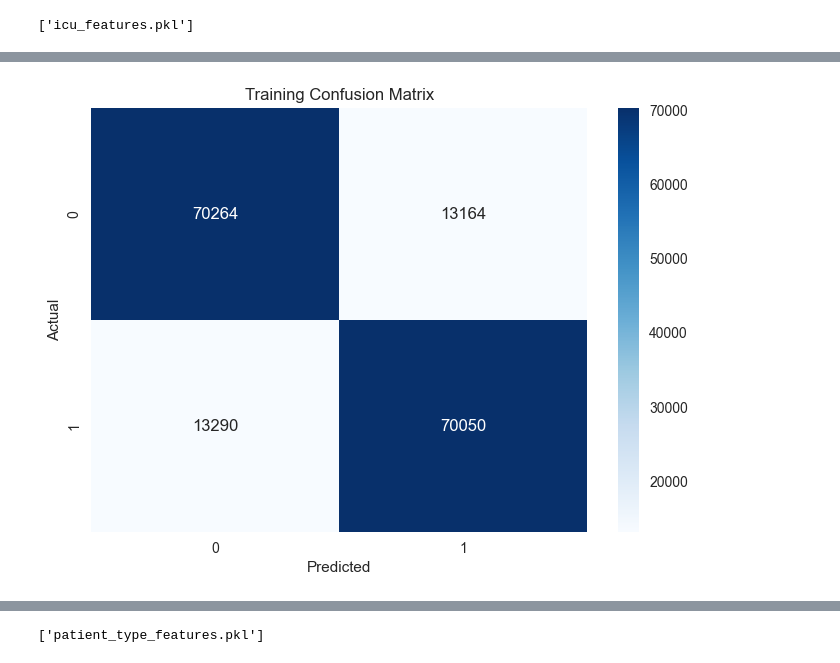
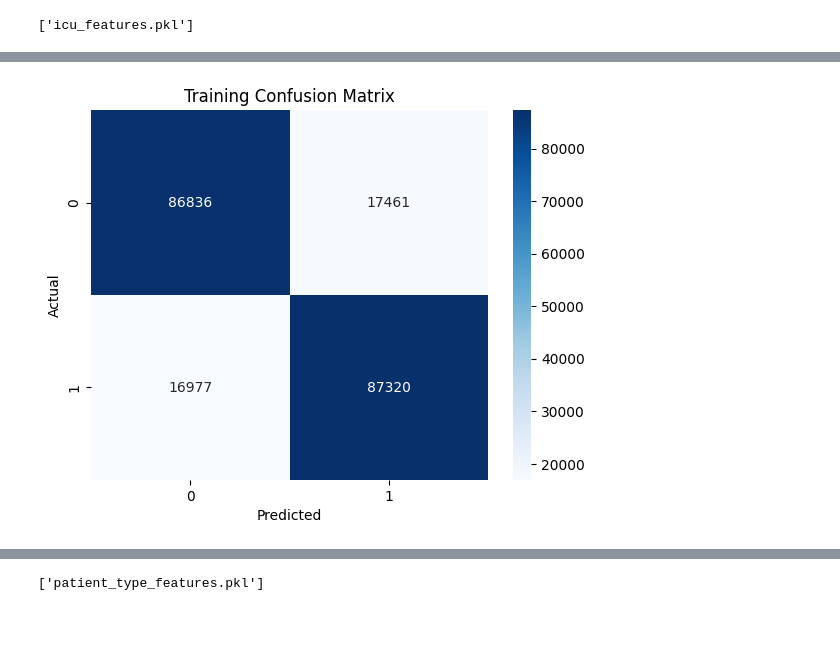
Before and after one commit to ibrahim-egy/COVID_DEPI, a Jupyter notebook: machine part 1 (2 targets models).ipynb, the cells around one changed output, grey strips where cells are left out. Saved outputs shown, nothing was run; the diff lists cells and outputs as text; code cells hidden in the pictures; blank space fills up the shorter version.

Commit message:
Covid_Machine_learning_Preprocessing & Models

```diff
--- a/machine part 1 (2 targets models).ipynb
+++ b/machine part 1 (2 targets models).ipynb
@@ -227,58 +150,51 @@ weighted avg       0.89      0.81      0.85     44423
 df = pd.read_csv("imputed_covid_data_m2_modified.csv")
 df = df.replace("nan", np.nan)
 
-# Step 2: Split data into working (80%) and validation (20%)
-working_df, valid_df = train_test_split(df, test_size=0.2, random_state=42)
-
-# Step 3: Preprocess working_df
-# Drop INTUBED and ICU
-working_df = working_df.drop(columns=["INTUBED", "ICU"])
-working_df = working_df.dropna(subset=["PATIENT_TYPE"])  # Drop rows with missing PATIENT_TYPE
-patient_type_target = working_df["PATIENT_TYPE"]
-working_df = working_df.drop(columns=["PATIENT_TYPE"])
+# Step 2: Drop INTUBED and ICU
+df = df.drop(columns=["INTUBED", "ICU"])
+df = df.dropna(subset=["PATIENT_TYPE"])  # Drop rows with missing PATIENT_TYPE
+patient_type_target = df["PATIENT_TYPE"]
+df = df.drop(columns=["PATIENT_TYPE"])
 
 # Drop all rows with any missing values (after removing target and dropped columns)
-working_df = working_df.dropna()
-patient_type_target = patient_type_target.loc[working_df.index]  # Align target with cleaned DataFrame
+df = df.dropna()
+patient_type_target = patient_type_target.loc[df.index]  # Align target with cleaned DataFrame
 
 # Convert categorical columns to string
-for col in working_df.columns:
+for col in df.columns:
     if col != "AGE":
-        working_df[col] = working_df[col].astype(str)
+        df[col] = df[col].astype(str)
 
 # One-hot encode
-working_encoded = pd.get_dummies(working_df, columns=[col for col in working_df.columns if col != 'AGE'])
+df_encoded = pd.get_dummies(df, columns=[col for col in df.columns if col != 'AGE'])
 
-# Step 4: Apply SMOTE
+# Step 3: Split into train/test
+X_train, X_test, y_train, y_test = train_test_split(df_encoded, patient_type_target, test_size=0.2, random_state=42)
+
+# Step 4: Apply SMOTE to both train and test data
 smote = SMOTE(random_state=42)
-X_smote, y_smote = smote.fit_resample(working_encoded, patient_type_target)
+X_train_smote, y_train_smote = smote.fit_resample(X_train, y_train)
+X_test_smote, y_test_smote = smote.fit_resample(X_test, y_test)
 
-# Step 5: Scale all features (including AGE)
-scaler = StandardScaler()
-X_scaled = scaler.fit_transform(X_smote)
+# Step 5: Train classifier
+clf = DecisionTreeClassifier(random_state=42)
+clf.fit(X_train_smote, y_train_smote)
 
-# Step 6: Split into train/test (from the oversampled data)
-X_train, X_test, y_train, y_test = train_test_split(X_scaled, y_smote, test_size=0.2, random_state=42)
-
-# Step 7: Train classifier
-clf = DecisionTreeClassifier(random_state=42)
-clf.fit(X_train, y_train)
-
-# Step 8: Predictions and metrics
-y_train_pred = clf.predict(X_train)
-y_test_pred = clf.predict(X_test)
+# Step 6: Predictions and metrics
+y_train_pred = clf.predict(X_train_smote)
+y_test_pred = clf.predict(X_test_smote)
 
 print("=== Training Metrics ===")
-print("F1 Score:", f1_score(y_train, y_train_pred, average='weighted'))
-print("Accuracy:", accuracy_score(y_train, y_train_pred))
-print("Classification Report:\n", classification_report(y_train, y_train_pred))
+print("F1 Score:", f1_score(y_train_smote, y_train_pred, average='weighted'))
+print("Accuracy:", accuracy_score(y_train_smote, y_train_pred))
+print("Classification Report:\n", classification_report(y_train_smote, y_train_pred))
 
 print("\n=== Test Metrics ===")
-print("F1 Score:", f1_score(y_test, y_test_pred, average='weighted'))
-print("Accuracy:", accuracy_score(y_test, y_test_pred))
-print("Classification Report:\n", classification_report(y_test, y_test_pred))
+print("F1 Score:", f1_score(y_test_smote, y_test_pred, average='weighted'))
+print("Accuracy:", accuracy_score(y_test_smote, y_test_pred))
+print("Classification Report:\n", classification_report(y_test_smote, y_test_pred))
 
-# Step 9: Plot confusion matrices
+# Step 7: Plot confusion matrices
 def plot_conf_matrix(y_true, y_pred, title):
     cm = confusion_matrix(y_true, y_pred)
     sns.heatmap(cm, annot=True, fmt='d', cmap='Blues',
@@ -289,15 +205,13 @@ def plot_conf_matrix(y_true, y_pred, title):
     plt.title(title)
     plt.show()
 
-plot_conf_matrix(y_train, y_train_pred, "Training Confusion Matrix")
-plot_conf_matrix(y_test, y_test_pred, "Test Confusion Matrix")
+plot_conf_matrix(y_train_smote, y_train_pred, "Training Confusion Matrix")
+plot_conf_matrix(y_test_smote, y_test_pred, "Test Confusion Matrix")
 
-# Step 10: Feature Importance (unscaled X for feature names)
-clf_unscaled = DecisionTreeClassifier(random_state=42)
-clf_unscaled.fit(X_smote, y_smote)
-importances = pd.Series(clf_unscaled.feature_importances_, index=working_encoded.columns)
+# Step 8: Feature Importance (from model trained on SMOTE'd training data)
+importances = pd.Series(clf.feature_importances_, index=X_train_smote.columns)
+top_features = importances.sort_values(ascending=False).head(20)
 
-top_features = importances.sort_values(ascending=False).head(20)
 plt.figure(figsize=(10, 6))
 sns.barplot(x=top_features, y=top_features.index)
 plt.title('Top 20 Important Features')
@@ -326 +240 @@ weighted avg       0.74      0.74      0.74     41692
-[figure, old version]
+[figure, new version]
```
Also changed, not shown: parts of 12 cells of this notebook.
